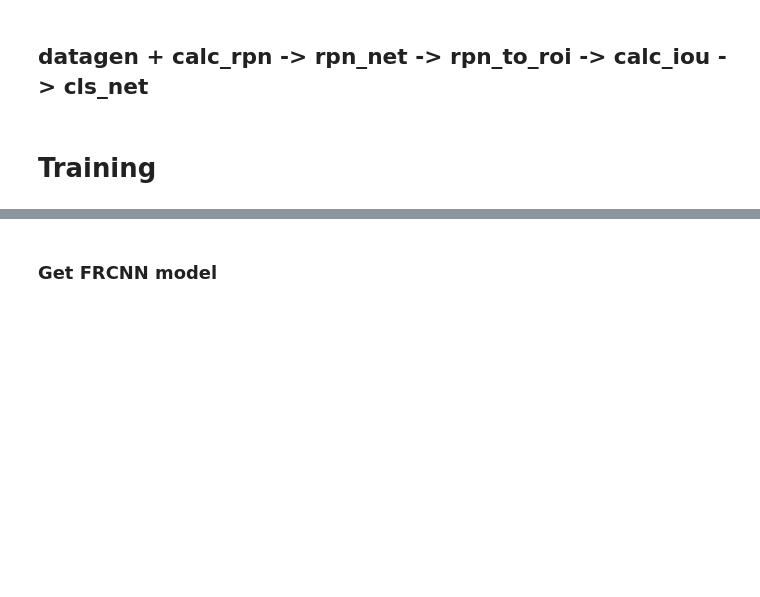
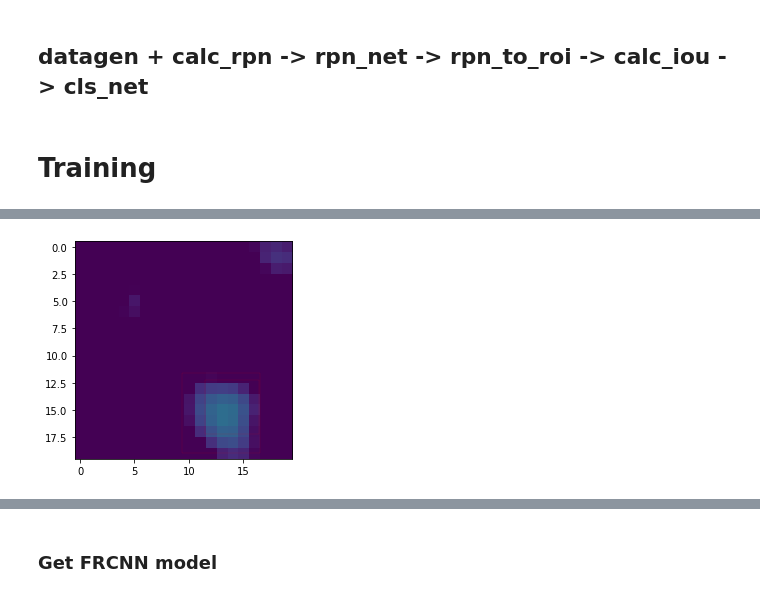
Before and after one commit to Lorenz92/SKADC1, a Jupyter notebook: main.ipynb, the cells around one changed output, grey strips where cells are left out. Drawn from its saved outputs; the diff is of its cells as text; code cells hidden in the pictures; blank space fills up the shorter version.

```diff
--- a/main.ipynb
+++ b/main.ipynb
@@ -91,3 +164,6 @@ ska_dataset.split_train_val(random_state=42, val_portion=0.2)
 ## datagen + calc_rpn -> rpn_net -> rpn_to_roi -> calc_iou -> cls_net
 # %% [markdown]
 # Training
+# %%
+print_img(config.TRAIN_PATCHES_FOLDER, '20_16396_16729_20', show_data=True)
+# %% [output]
@@ -93,0 +173 @@ ska_dataset.split_train_val(random_state=42, val_portion=0.2)
+[figure, added]
```
Also changed, not shown: parts of 20 cells of this notebook, 8 other files.
